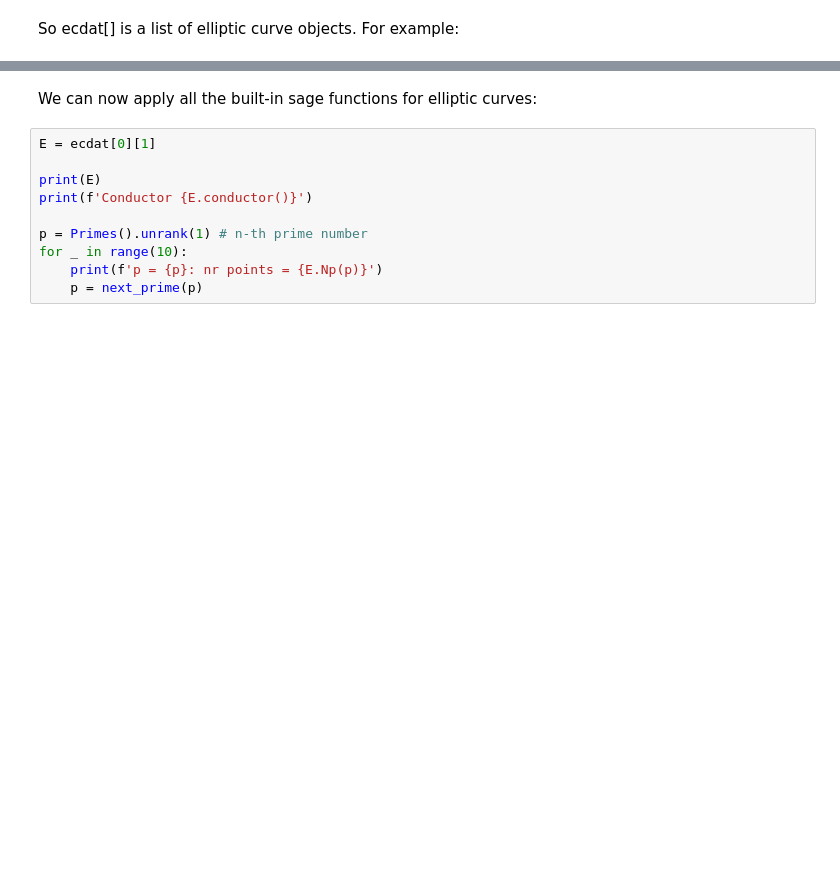
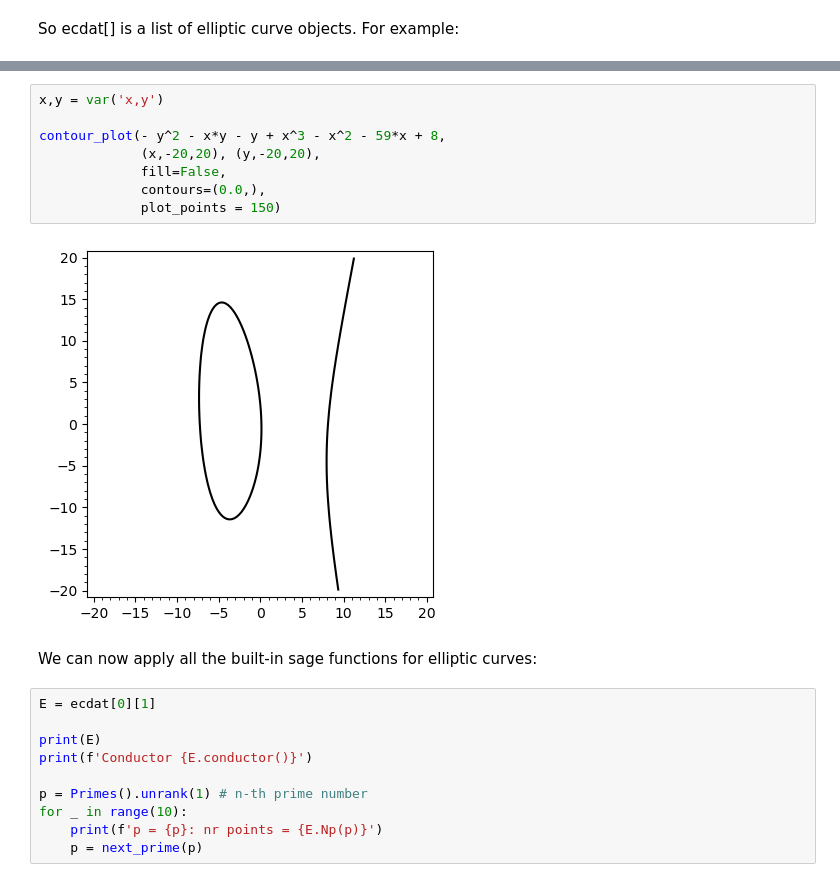
Before and after one commit to billoxbury/ecrank, a Jupyter notebook: 1_lmfdb.ipynb, the cells around one changed output, grey strips where cells are left out. Cells and saved outputs as stored; diff of their text form; blank space fills up the shorter version.

Commit message:
Added plot to LMFDB notebook

```diff
--- a/1_lmfdb.ipynb
+++ b/1_lmfdb.ipynb
@@ -65,3 +70,13 @@ E = ecdat[0]
+# %%
+x,y = var('x,y')
+
+contour_plot(- y^2 - x*y - y + x^3 - x^2 - 59*x + 8,
+             (x,-20,20), (y,-20,20),
+             fill=False,
+             contours=(0.0,),
+             plot_points = 150)
+# %% [output]
+[figure, added]
 # %% [markdown]
 We can now apply all the built-in sage functions for elliptic curves:
 # %%
```
Also changed, not shown: parts of 5 cells of this notebook.
